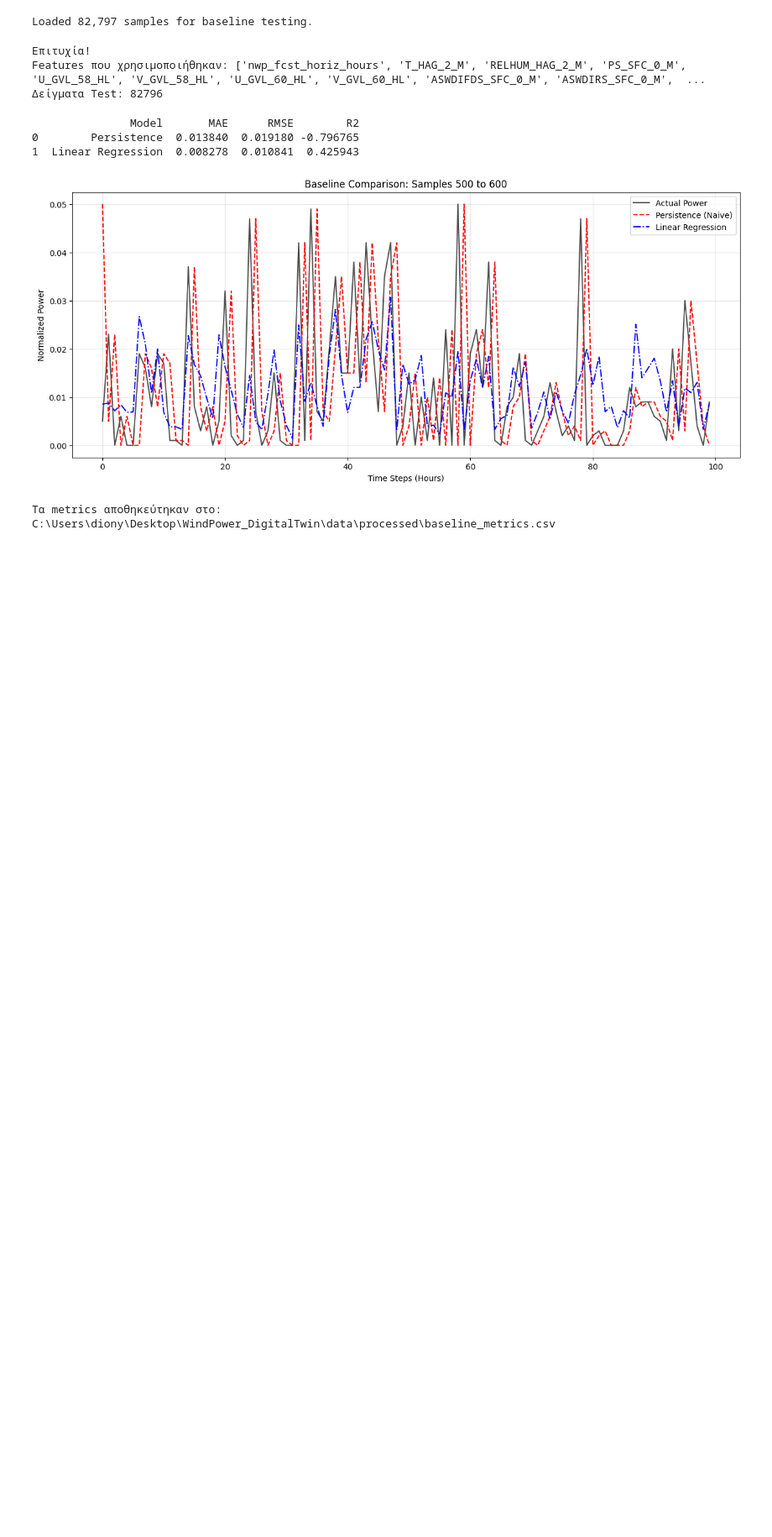
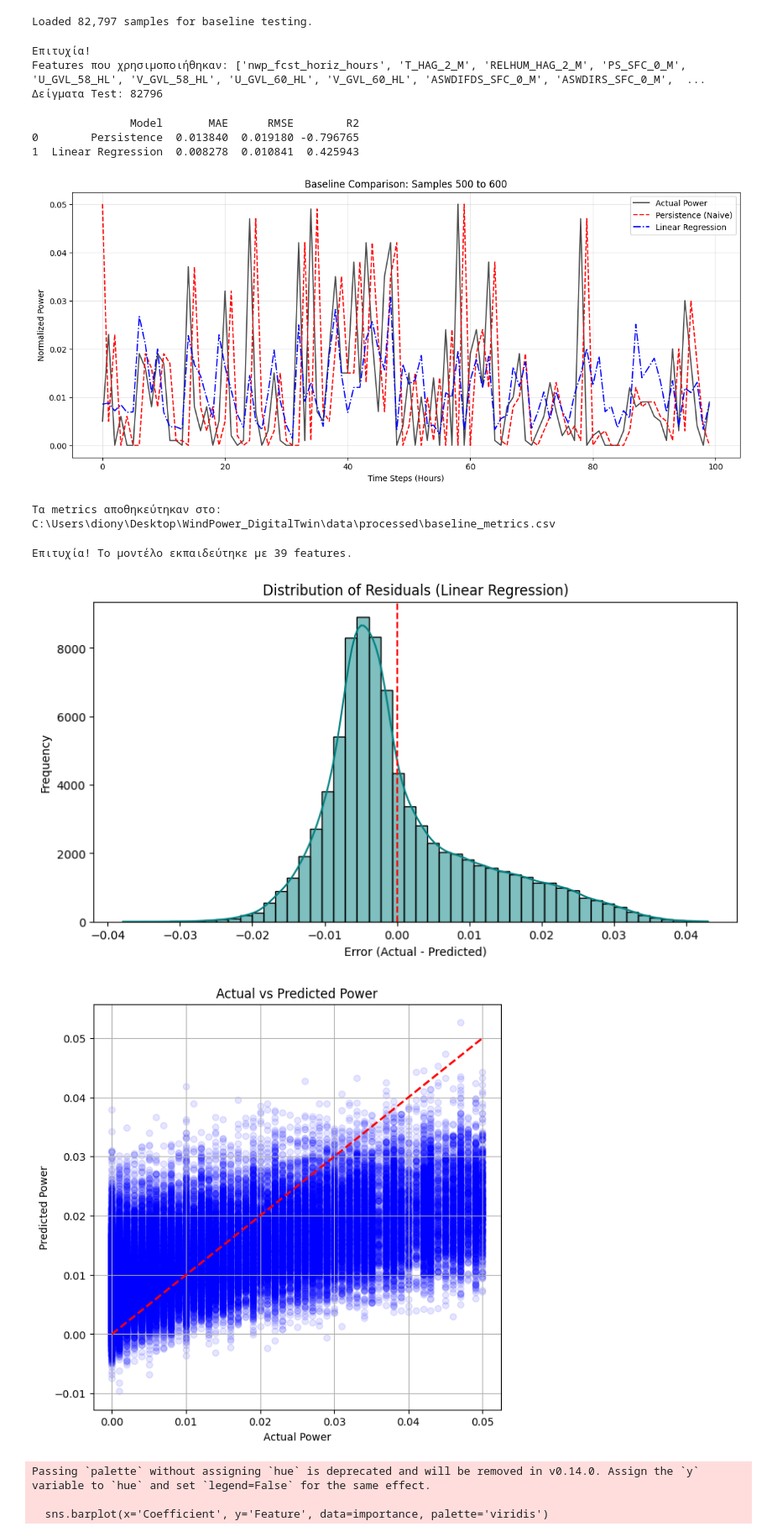
Before and after one commit to Dionysis33/WindPower_DigitalTwin, a Jupyter notebook: notebooks/06_baseline_modeling.ipynb, the cells around one changed output. Shown at 84% size. Saved outputs shown, nothing was run; the diff lists cells and outputs as text; code cells hidden in the pictures; blank space fills up the shorter version.

Commit message:
feat: complete notebook 06 with error analysis and 5-baseline strategy

```diff
--- a/notebooks/06_baseline_modeling.ipynb
+++ b/notebooks/06_baseline_modeling.ipynb
@@ -105,3 +106,57 @@ results_df.to_csv(results_path, index=False)
 print(f"Τα metrics αποθηκεύτηκαν στο: {results_path}")
 # %% [output]
 Τα metrics αποθηκεύτηκαν στο: C:\Users\diony\Desktop\WindPower_DigitalTwin\data\processed\baseline_metrics.csv
+# %%
+# 1. Απαραίτητα Imports
+from sklearn.linear_model import LinearRegression
+import seaborn as sns
+import matplotlib.pyplot as plt
+import numpy as np
+import pandas as pd
+
+# 2. Εκπαίδευση και Πρόβλεψη (για να μην υπάρχει NameError στο lr_preds)
+# Διασφαλίζουμε ότι το μοντέλο εκπαιδεύεται και προβλέπει στην ίδια στιγμή
+lr = LinearRegression()
+lr.fit(X_train, y_train)
+lr_preds = lr.predict(X_test)
+residuals = y_test - lr_preds
+
+print(f"Επιτυχία! Το μοντέλο εκπαιδεύτηκε με {X_train.shape[1]} features.")
+
+# 3. Distribution of Residuals
+plt.figure(figsize=(10, 5))
+sns.histplot(residuals, kde=True, bins=50, color='teal')
+plt.axvline(x=0, color='red', linestyle='--')
+plt.title('Distribution of Residuals (Linear Regression)')
+plt.xlabel('Error (Actual - Predicted)')
+plt.ylabel('Frequency')
+plt.show()
+
+# 4. Actual vs Predicted Scatter Plot
+plt.figure(figsize=(7, 7))
+plt.scatter(y_test, lr_preds, alpha=0.1, color='blue')
+plt.plot([y_test.min(), y_test.max()], [y_test.min(), y_test.max()], 'r--', lw=2)
+plt.title('Actual vs Predicted Power')
+plt.xlabel('Actual Power')
+plt.ylabel('Predicted Power')
+plt.grid(True)
+plt.show()
+
+# 5. Feature Importance
+importance = pd.DataFrame({
+    'Feature': X_train.columns,
+    'Coefficient': lr.coef_
+}).sort_values(by='Coefficient', ascending=False)
+
+plt.figure(figsize=(10, 6))
+sns.barplot(x='Coefficient', y='Feature', data=importance, palette='viridis')
+plt.title('Linear Regression - Feature Importance')
+plt.tight_layout()
+plt.show()
+# %% [output]
+Επιτυχία! Το μοντέλο εκπαιδεύτηκε με 39 features.
+[figure, added]
+[figure, added]
+Passing `palette` without assigning `hue` is deprecated and will be removed in v0.14.0. Assign the `y` variable to `hue` and set `legend=False` for the same effect.
+
+  sns.barplot(x='Coefficient', y='Feature', data=importance, palette='viridis')
```
Also changed, not shown: parts of 4 cells of this notebook.
